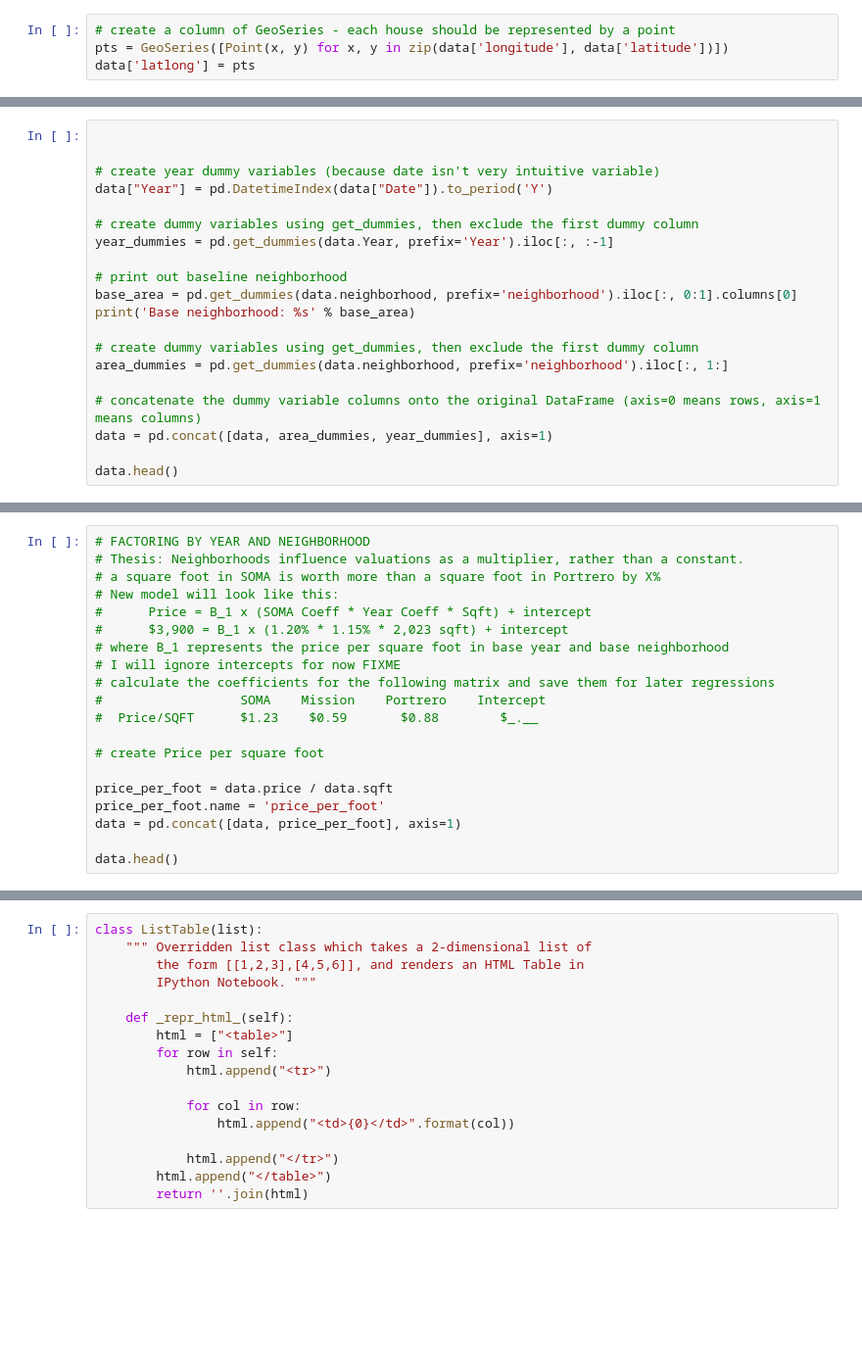
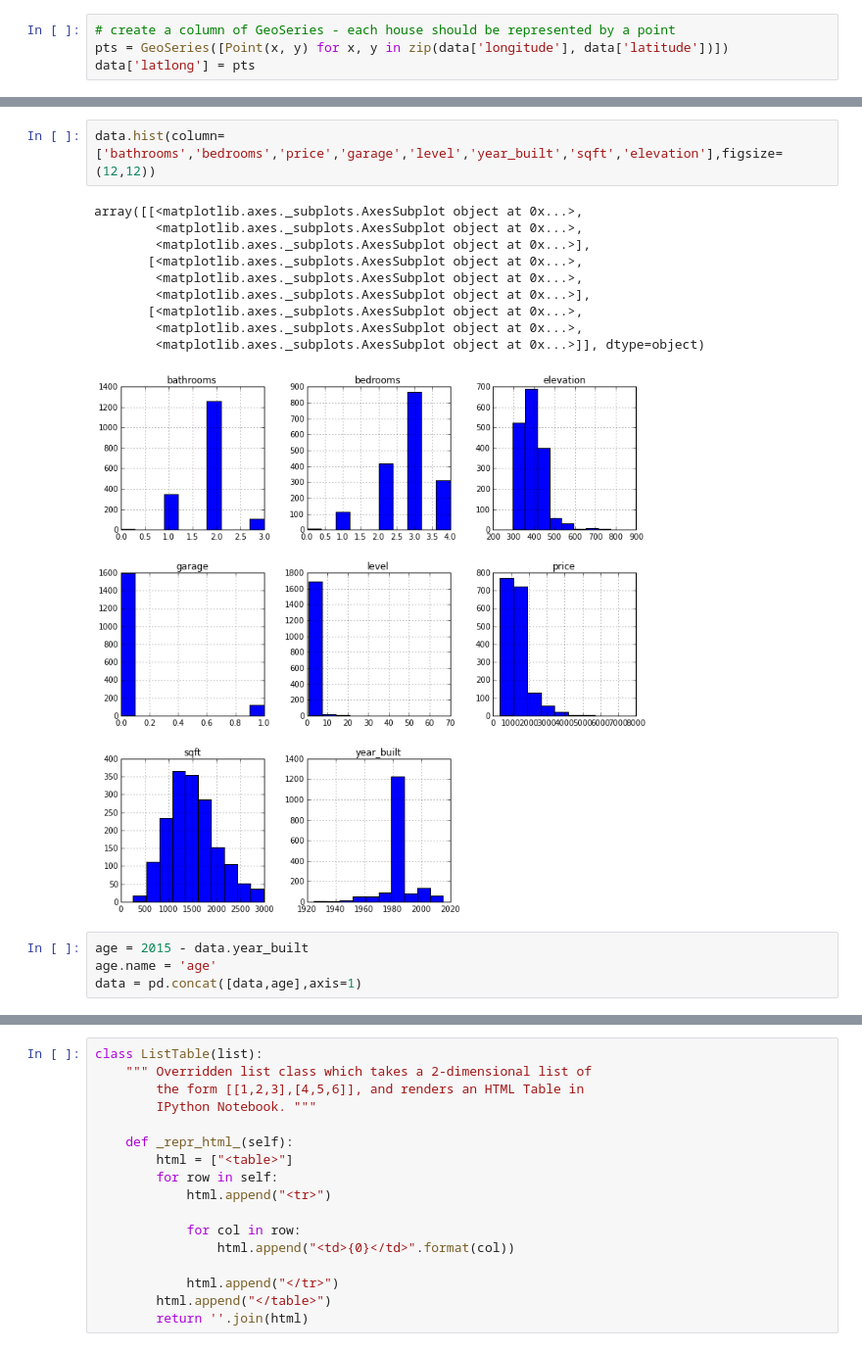
Before and after one commit to ivoytov/rentalnerd, a Jupyter notebook: scraper/PHX Model.ipynb, the cells around one changed output, grey strips where cells are left out. Shown at 98% size. Drawn from its saved outputs; the diff is of its cells as text; blank space fills up the shorter version.

Commit message:
latest models

```diff
--- a/scraper/PHX Model.ipynb
+++ b/scraper/PHX Model.ipynb
@@ -166,20 +158,0 @@ http://server.arcgisonline.com/ArcGIS/rest/services/World_Shaded_Relief/MapServe
-# %%
-
-
-# create year dummy variables (because date isn't very intuitive variable)
-data["Year"] = pd.DatetimeIndex(data["Date"]).to_period('Y')
-
-# create dummy variables using get_dummies, then exclude the first dummy column
-year_dummies = pd.get_dummies(data.Year, prefix='Year').iloc[:, :-1]
-
-# print out baseline neighborhood
-base_area = pd.get_dummies(data.neighborhood, prefix='neighborhood').iloc[:, 0:1].columns[0]
-print('Base neighborhood: %s' % base_area)
-
-# create dummy variables using get_dummies, then exclude the first dummy column
-area_dummies = pd.get_dummies(data.neighborhood, prefix='neighborhood').iloc[:, 1:]
-
-# concatenate the dummy variable columns onto the original DataFrame (axis=0 means rows, axis=1 means columns)
-data = pd.concat([data, area_dummies, year_dummies], axis=1)
-
-data.head()
@@ -195,20 +158,0 @@ Base neighborhood: neighborhood_Ahwatukee Foothills
-# %%
-# FACTORING BY YEAR AND NEIGHBORHOOD
-# Thesis: Neighborhoods influence valuations as a multiplier, rather than a constant.
-# a square foot in SOMA is worth more than a square foot in Portrero by X%
-# New model will look like this:
-#      Price = B_1 x (SOMA Coeff * Year Coeff * Sqft) + intercept
-#      $3,900 = B_1 x (1.20% * 1.15% * 2,023 sqft) + intercept
-# where B_1 represents the price per square foot in base year and base neighborhood
-# I will ignore intercepts for now FIXME
-# calculate the coefficients for the following matrix and save them for later regressions
-#                  SOMA    Mission    Portrero    Intercept
-#  Price/SQFT      $1.23    $0.59       $0.88        $_.__
-
-# create Price per square foot
-
-price_per_foot = data.price / data.sqft
-price_per_foot.name = 'price_per_foot'
-data = pd.concat([data, price_per_foot], axis=1)
-
-data.head()
@@ -230,0 +159,17 @@ data.plot(kind='scatter', x='elevation', y='price_per_foot')
+# %%
+data.hist(column=['bathrooms','bedrooms','price','garage','level','year_built','sqft','elevation'],figsize=(12,12))
+# %% [output]
+array([[<matplotlib.axes._subplots.AxesSubplot object at 0x...>,
+        <matplotlib.axes._subplots.AxesSubplot object at 0x...>,
+        <matplotlib.axes._subplots.AxesSubplot object at 0x...>],
+       [<matplotlib.axes._subplots.AxesSubplot object at 0x...>,
+        <matplotlib.axes._subplots.AxesSubplot object at 0x...>,
+        <matplotlib.axes._subplots.AxesSubplot object at 0x...>],
+       [<matplotlib.axes._subplots.AxesSubplot object at 0x...>,
+        <matplotlib.axes._subplots.AxesSubplot object at 0x...>,
+        <matplotlib.axes._subplots.AxesSubplot object at 0x...>]], dtype=object)
+[figure, added]
+# %%
+age = 2015 - data.year_built
+age.name = 'age'
+data = pd.concat([data,age],axis=1)
```
Also changed, not shown: parts of 35 cells of this notebook, 5 other files.
